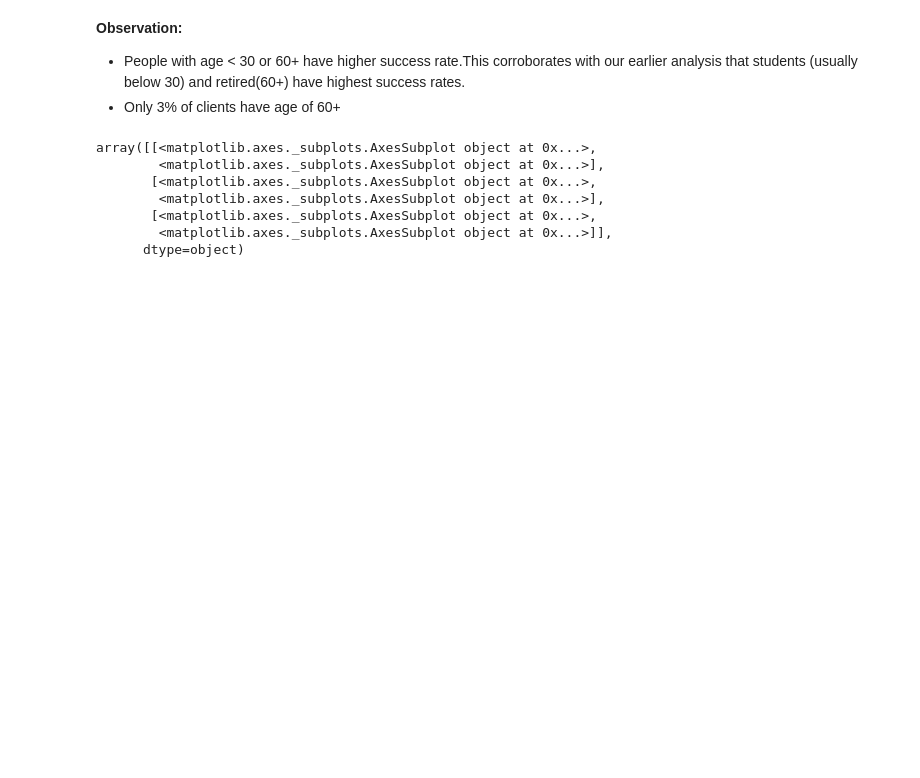
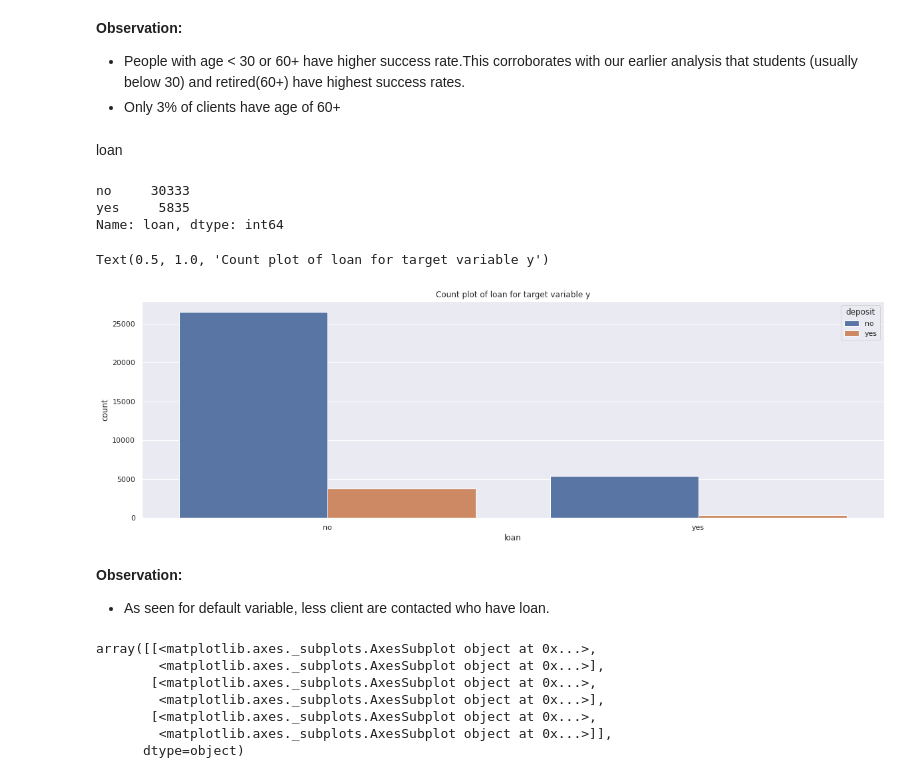
Before and after one commit to palit-ishan/Bank_Marketing_Campaign_Outcome, a Jupyter notebook: ML_Project_Notebook.ipynb, the cells around one changed output. Saved outputs shown, nothing was run; the diff lists cells and outputs as text; code cells hidden in the pictures; blank space fills up the shorter version.

```diff
--- a/ML_Project_Notebook.ipynb
+++ b/ML_Project_Notebook.ipynb
@@ -435,6 +442,23 @@ Clients of 60+ age contacted: 1421, Success rate: 0.3399014778325123
 __Observation:__
 * People with age < 30 or 60+ have higher success rate.This corroborates with our earlier analysis that students (usually below 30) and retired(60+) have highest success rates.
 * Only 3% of clients have age of 60+
+# %% [markdown]
+loan
+# %%
+df_bank_ready_train.loan.value_counts()
+# %% [output]
+no     30333
+yes     5835
+Name: loan, dtype: int64
+# %%
+sns.countplot(x=df_bank_ready_train['loan'], data=df_bank_ready_train, hue=df_bank_ready_train['deposit'])
+plt.title('Count plot of loan for target variable y')
+# %% [output]
+Text(0.5, 1.0, 'Count plot of loan for target variable y')
+[figure, added]
+# %% [markdown]
+__Observation:__
+* As seen for default variable, less client are contacted who have loan.
 # %%
 # Univariate Analysis
 X_train.hist(column = ['age','balance','campaign','pdays','previous'],figsize = (30,10),bins = 75)
```
Also changed, not shown: parts of 2 cells of this notebook.
